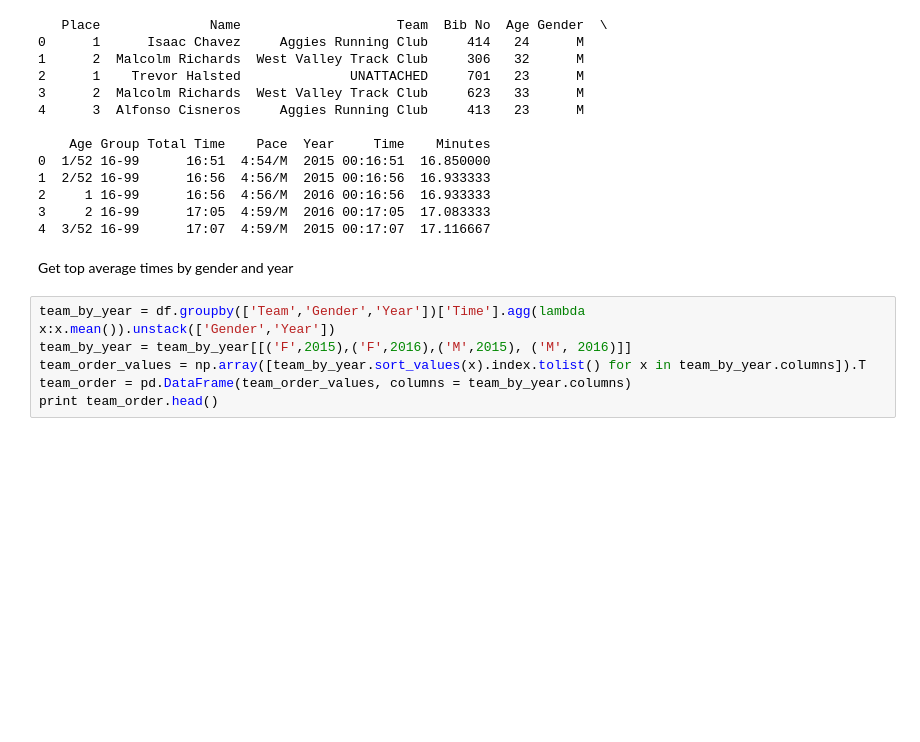
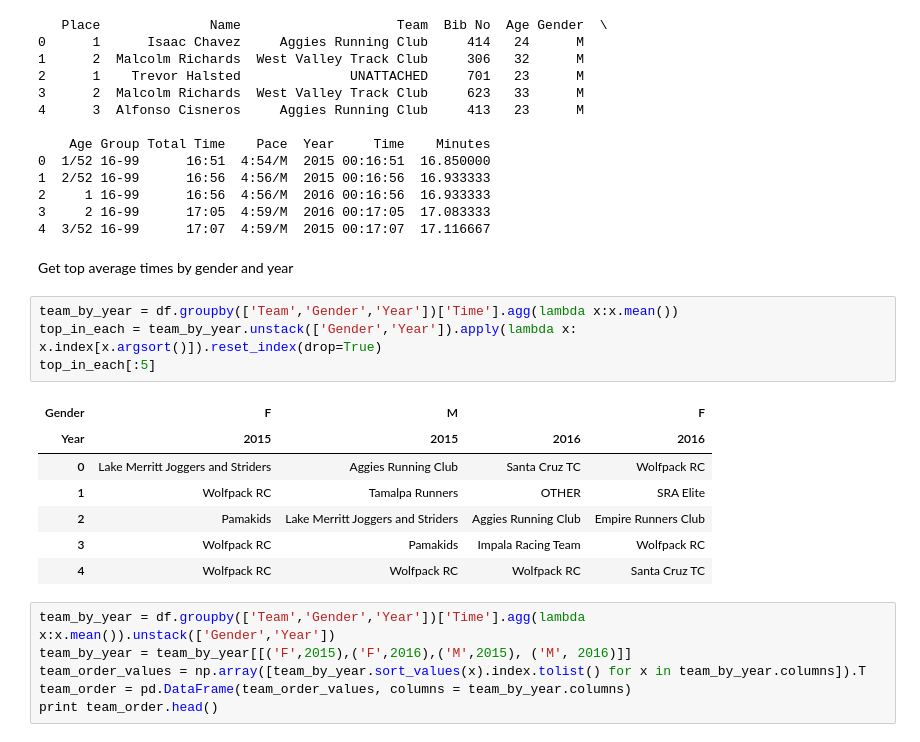
Before and after one commit to agaidus/web_scraping_race_results, a Jupyter notebook: Extract and Visualize Race Results.ipynb, the cells around one changed output. Cells and saved outputs as stored; diff of their text form; blank space fills up the shorter version.

Commit message:
fixed method of getting top teams in categories

```diff
--- a/Extract and Visualize Race Results.ipynb
+++ b/Extract and Visualize Race Results.ipynb
@@ -133,6 +133,18 @@ print df[:5]
 4  3/52 16-99      17:07  4:59/M  2015 00:17:07  17.116667
 # %% [markdown]
 Get top average times by gender and year
+# %%
+team_by_year = df.groupby(['Team','Gender','Year'])['Time'].agg(lambda x:x.mean())
+top_in_each = team_by_year.unstack(['Gender','Year']).apply(lambda x: x.index[x.argsort()]).reset_index(drop=True)
+top_in_each[:5]
+# %% [output]
+| Gender | F | M |  | F |
+| Year | 2015 | 2015 | 2016 | 2016 |
+| 0 | Lake Merritt Joggers and Striders | Aggies Running Club | Santa Cruz TC | Wolfpack RC |
+| 1 | Wolfpack RC | Tamalpa Runners | OTHER | SRA Elite |
+| 2 | Pamakids | Lake Merritt Joggers and Striders | Aggies Running Club | Empire Runners Club |
+| 3 | Wolfpack RC | Pamakids | Impala Racing Team | Wolfpack RC |
+| 4 | Wolfpack RC | Wolfpack RC | Wolfpack RC | Santa Cruz TC |
 # %%
 team_by_year = df.groupby(['Team','Gender','Year'])['Time'].agg(lambda x:x.mean()).unstack(['Gender','Year'])
 team_by_year = team_by_year[[('F',2015),('F',2016),('M',2015), ('M', 2016)]]
```
